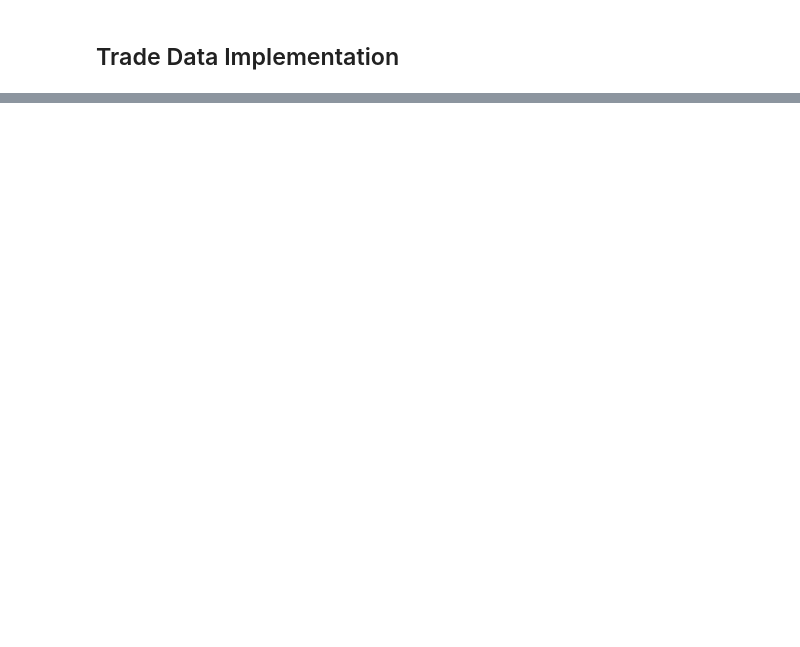
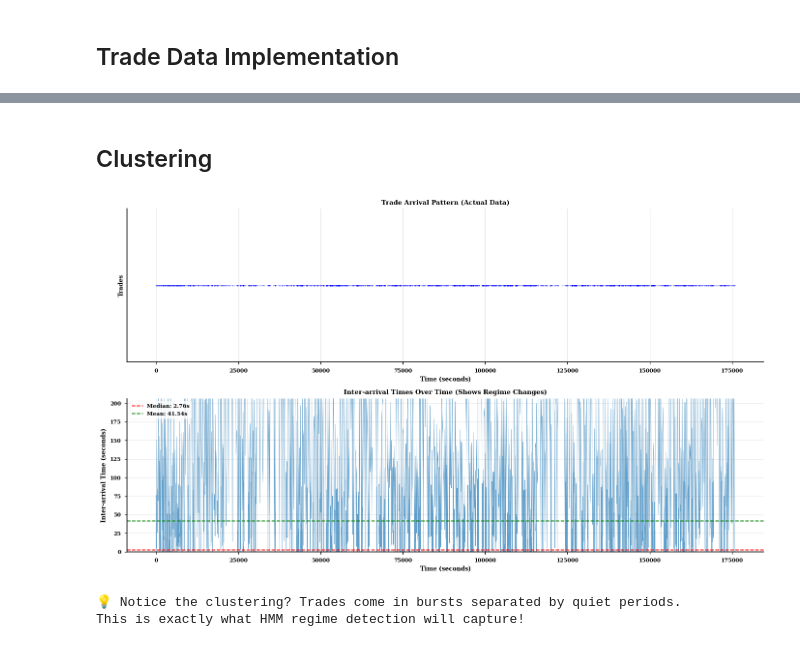
Before and after one commit to rspence821505/Order-Book-Microstructure-Analysis, a Jupyter notebook: notebooks/20_hawkes_analysis.ipynb, the cells around one changed output, grey strips where cells are left out. Saved outputs shown, nothing was run; the diff lists cells and outputs as text; code cells hidden in the pictures; blank space fills up the shorter version.

```diff
--- a/notebooks/20_hawkes_analysis.ipynb
+++ b/notebooks/20_hawkes_analysis.ipynb
@@ -197,0 +344,20 @@ plt.show()
+# %%
+# Compare inter-arrival time distributions
+actual_interarrival = np.diff(trade_times)
+simulated_interarrival = np.diff(simulated_times)
+
+print("\n=== Inter-arrival Time Statistics ===")
+print(f"Actual:")
+print(f"  Mean:   {actual_interarrival.mean():.2f}s")
+print(f"  Median: {np.median(actual_interarrival):.2f}s")
+print(f"  Std:    {actual_interarrival.std():.2f}s")
+print(f"  Max gap: {actual_interarrival.max():.2f}s")
+
+print(f"\nSimulated:")
+print(f"  Mean:   {simulated_interarrival.mean():.2f}s")
+print(f"  Median: {np.median(simulated_interarrival):.2f}s")
+print(f"  Std:    {simulated_interarrival.std():.2f}s")
+print(f"  Max gap: {simulated_interarrival.max():.2f}s")
+
+print(f"\nExpected (if Poisson):")
+print(f"  Mean:   {1/params['mu']:.2f}s (1/μ)")
@@ -197,0 +380,38 @@ plt.show()
+# %% [markdown]
+## Clustering
+# %%
+# Visualize the clustering structure
+fig, axes = plt.subplots(2, 1, figsize=(14, 8))
+
+# Plot 1: Trade arrivals over time (shows clustering)
+axes[0].scatter(trade_times, np.ones(len(trade_times)), s=1, alpha=0.5, color='blue')
+axes[0].set_ylabel('Trades')
+axes[0].set_xlabel('Time (seconds)')
+axes[0].set_title('Trade Arrival Pattern (Actual Data)')
+axes[0].set_ylim([0.5, 1.5])
+axes[0].set_yticks([])
+axes[0].grid(alpha=0.3)
+
+# Plot 2: Inter-arrival time series (shows regime structure)
+axes[1].plot(trade_times[:-1], actual_interarrival, linewidth=0.5, alpha=0.7)
+axes[1].axhline(np.median(actual_interarrival), color='red', linestyle='--',
+                label=f'Median: {np.median(actual_interarrival):.2f}s')
+axes[1].axhline(actual_interarrival.mean(), color='green', linestyle='--',
+                label=f'Mean: {actual_interarrival.mean():.2f}s')
+axes[1].set_xlabel('Time (seconds)')
+axes[1].set_ylabel('Inter-arrival Time (seconds)')
+axes[1].set_title('Inter-arrival Times Over Time (Shows Regime Changes)')
+axes[1].legend()
+axes[1].set_ylim([0, np.percentile(actual_interarrival, 95)])  # Zoom in on 95th percentile
+axes[1].grid(alpha=0.3)
+
+plt.tight_layout()
+plt.savefig(FIGURES_DIR / 'hawkes_analysis/clustering_structure.png', dpi=150)
+plt.show()
+
+print("\n💡 Notice the clustering? Trades come in bursts separated by quiet periods.")
+print("This is exactly what HMM regime detection will capture!")
+# %% [output]
+[figure, added]
+💡 Notice the clustering? Trades come in bursts separated by quiet periods.
+This is exactly what HMM regime detection will capture!
```
Also changed, not shown: parts of 26 cells of this notebook, 17 other files.
